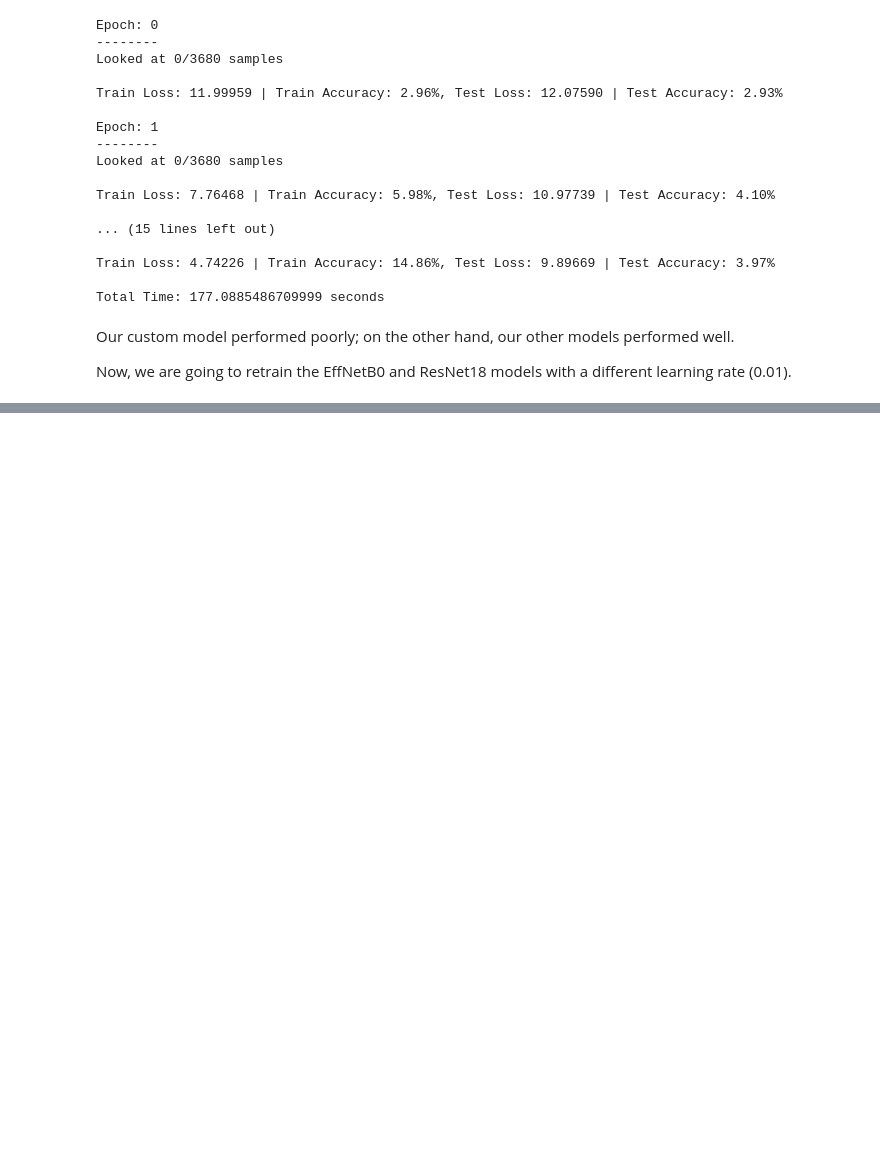
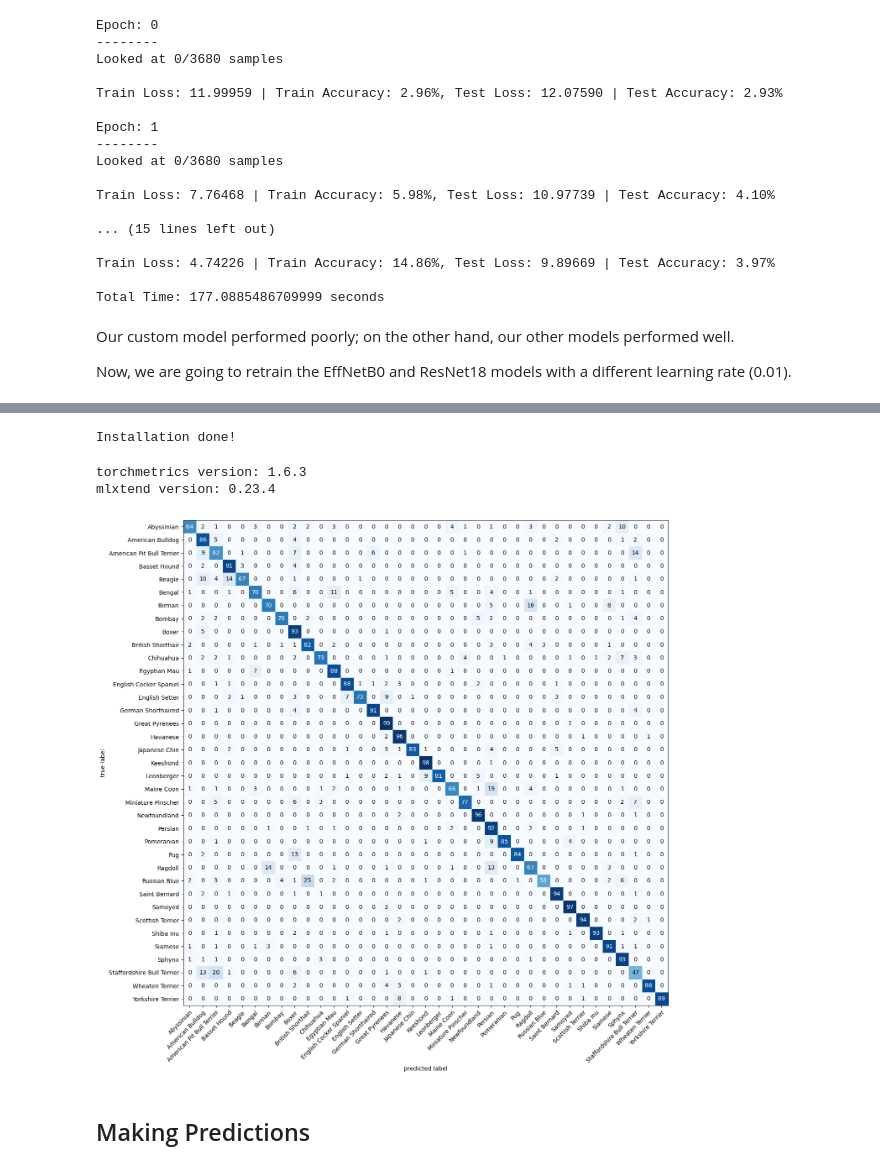
Before and after one commit to ayberkozcan/image-recognition-pytorch, a Jupyter notebook: Image_Classification_with_OxfordIIITPet.ipynb, the cells around one changed output, grey strips where cells are left out. Cells and saved outputs as stored; diff of their text form; code cells hidden in the pictures; blank space fills up the shorter version.

```diff
--- a/Image_Classification_with_OxfordIIITPet.ipynb
+++ b/Image_Classification_with_OxfordIIITPet.ipynb
@@ -692,0 +727,34 @@ Our dataframe shows that it would be better to use the ResNet18 model with a tes
+# %%
+from tqdm.auto import tqdm
+
+y_preds = []
+
+model_resnet.to(device)
+
+model_resnet.eval()
+with torch.inference_mode():
+  for X, y in tqdm(test_dataloader, desc="Making Predictions"):
+    X, y = X.to(device), y.to(device)
+
+    y_logit = model_resnet(X)
+
+    y_pred = torch.softmax(y_logit, dim=1).argmax(dim=1)
+
+    y_preds.append(y_pred)
+
+  y_pred_tensor = torch.cat(y_preds)
+# %%
+try:
+  import torchmetrics, mlxtend
+except:
+  !pip install -q torchmetrics -U mlxtend
+  import torchmetrics, mlxtend
+  print("Installation done!")
+# %% [output]
+Installation done!
+# %%
+print(f"torchmetrics version: {torchmetrics.__version__}")
+print(f"mlxtend version: {mlxtend.__version__}")
+# %% [output]
+torchmetrics version: 1.6.3
+mlxtend version: 0.23.4
@@ -692,0 +764,19 @@ Our dataframe shows that it would be better to use the ResNet18 model with a tes
+# %%
+confmat = ConfusionMatrix(
+    num_classes=len(class_names),
+    task="multiclass"
+).to(device)
+confmat_tensor = confmat(
+    preds=y_pred_tensor,
+    target=torch.tensor([label for _, label in test_data]).to(device)
+)
+
+fig, ax = plot_confusion_matrix(
+    conf_mat=confmat_tensor.cpu().numpy(),
+    class_names=class_names,
+    figsize=(15, 15)
+);
+# %% [output]
+[figure, added]
+# %% [markdown]
+## Making Predictions
```
Also changed, not shown: parts of 37 cells of this notebook.
